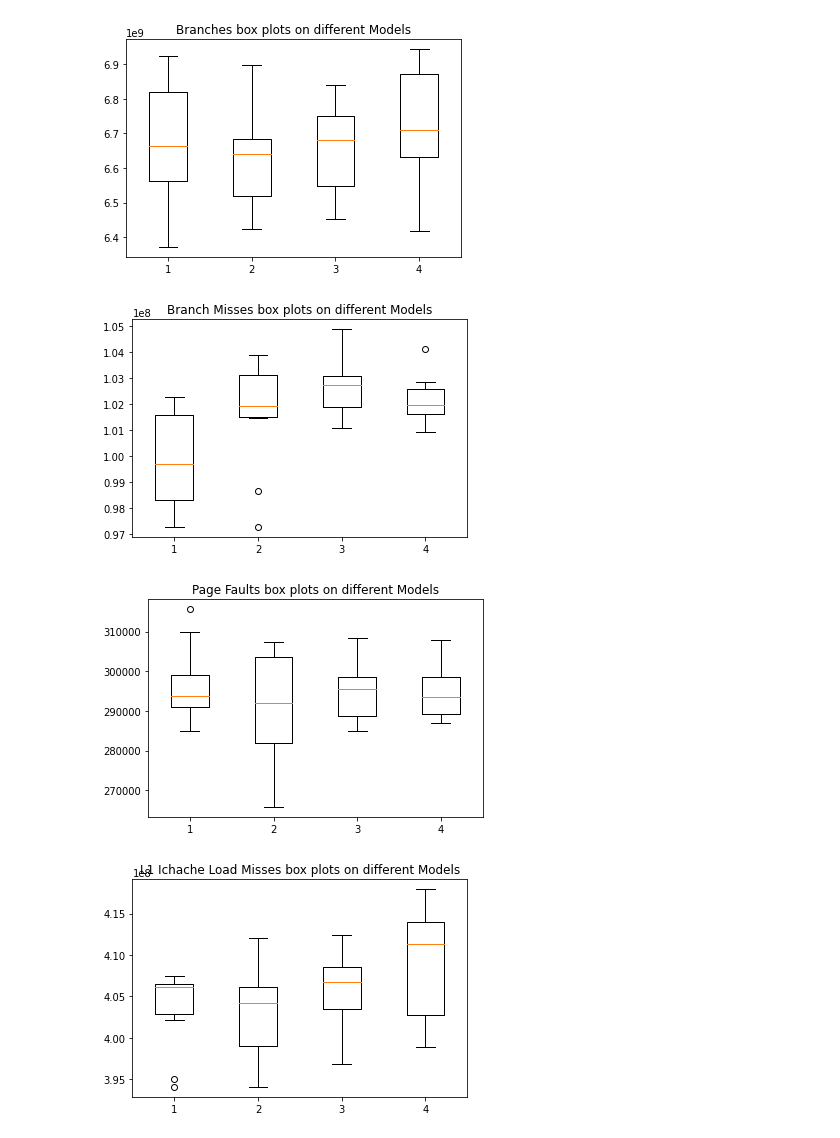
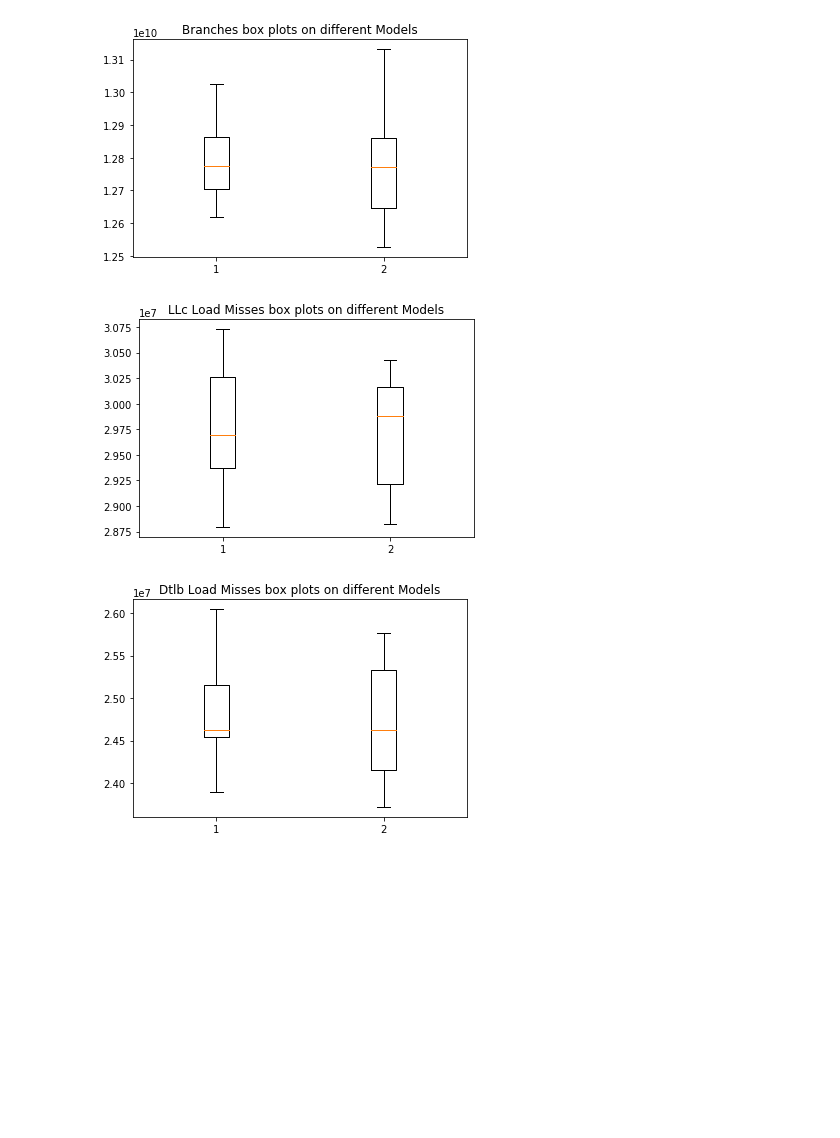
Before and after one commit to Sivateja0804/Detecting-Adversarial-Attacks-on-Artificial-Neural-Networks-Using-Performance-Counters, a Jupyter notebook: CIFAR-10/CIFAR_10_iter.ipynb, the cells around one changed output. Cells and saved outputs as stored; diff of their text form; code cells hidden in the pictures; blank space fills up the shorter version.

Commit message:
Add files via upload
CIFAR 10 collect 4 params csv file

```diff
--- a/CIFAR-10/CIFAR_10_iter.ipynb
+++ b/CIFAR-10/CIFAR_10_iter.ipynb
@@ -12,66 +10,40 @@ data_4=pd.read_csv(r"~/NN-test/CIFAR-10/output_10_4.csv",skiprows =1)
 # %%
-data_li=[data_1,data_2,data_3,data_4]
+data_li=[data_1,data_2]
 data_dict={}
 j=0
 for data in data_li:
     row_1=data.iloc[:,0]
     instructions_li=[list(data.columns)[0]]
     branches_li=[]
-    branch_misses_li=[]
-    page_faults_li=[]
-    l1_icache_load_misses_li=[]
     llc_load_misses_li=[]
-    llc_store_misses_li=[]
-    itlb_load_misses_li=[]
     dtlb_load_misses_li=[]
     for i in range(9,len(row_1),10):
         instructions_li.append(row_1[i])
     for i in range(0,len(row_1),10):
         branches_li.append(row_1[i])
-    for i in range(1,len(row_1),10):
-        branch_misses_li.append(row_1[i])
-    for i in range(2,len(row_1),10):
-        page_faults_li.append(row_1[i])
-    for i in range(3,len(row_1),10):
-        l1_icache_load_misses_li.append(row_1[i])
     for i in range(4,len(row_1),10):
         llc_load_misses_li.append(row_1[i])
-    for i in range(5,len(row_1),10):
-        llc_store_misses_li.append(row_1[i])
-    for i in range(6,len(row_1),10):
-        itlb_load_misses_li.append(row_1[i])
     for i in range(7,len(row_1),10):
         dtlb_load_misses_li.append(row_1[i])
-    data_dict[j]={"instructions":instructions_li,"branches":branches_li,"branch_misses":branch_misses_li,
-                    "page_faults":page_faults_li,"l1_icache_load_misses":l1_icache_load_misses_li,
-                    "llc_load_misses":llc_load_misses_li,"llc_store_misses":llc_store_misses_li,
-                    "itlb_load_misses":itlb_load_misses_li,"dtlb_load_misses":dtlb_load_misses_li}
+    data_dict[j]={"instructions":instructions_li,"branches":branches_li,
+                    "llc_load_misses":llc_load_misses_li,"dtlb_load_misses":dtlb_load_misses_li}
     j+=1
 # %%
 data_frames_li=[]
 for k,v in data_dict.items():
     sample_df=pd.DataFrame({"Instructions":v["instructions"]}, columns=["Instructions"])
     sample_df["Branches"]=v["branches"]
-    sample_df["Branch Misses"]=v["branch_misses"]
-    sample_df["Page Faults"]=v["page_faults"]
-    sample_df["L1 Ichache Load Misses"]=v["l1_icache_load_misses"]
     sample_df["LLc Load Misses"]=v["llc_load_misses"]
-    sample_df["LLC Store Misses"]=v["llc_store_misses"]
-    sample_df["Itlb Load Misses"]=v["itlb_load_misses"]
     sample_df["Dtlb Load Misses"]=v["dtlb_load_misses"]
     data_frames_li.append(sample_df)
 # %%
 #branches box plot
-params=["Instructions","Branches","Branch Misses","Page Faults","L1 Ichache Load Misses","LLc Load Misses","LLC Store Misses","Itlb Load Misses","Dtlb Load Misses"]
-for k in range(0,9):
+params=["Instructions","Branches","LLc Load Misses","Dtlb Load Misses"]
+for k in range(0,4):
     clean_clean=list(data_frames_li[0].iloc[:,[k]][params[k]])
     clean_adversial=list(data_frames_li[1].iloc[:,[k]][params[k]])
-    adversial_clean=list(data_frames_li[2].iloc[:,[k]][params[k]])
-    adversial_adversial=list(data_frames_li[3].iloc[:,[k]][params[k]])
     df=pd.DataFrame({"clean_clean":clean_clean}, columns=[params[k]])
     df["clean_adversial"]=clean_adversial
-    df["adversial_clean"]=adversial_clean
-    df["adversial_adversial"]=adversial_adversial
     clean_clean_int=[]
     for ele in clean_clean:
         clean_clean_int.append(int(ele))
@@ -79,12 +51,7 @@ for k in range(0,9):
     for ele in clean_adversial:
         clean_adversial_int.append(int(ele))
     adversial_clean_int=[]
-    for ele in adversial_clean:
-        adversial_clean_int.append(int(ele))
-    adversial_adversial_int=[]
-    for ele in adversial_adversial:
-        adversial_adversial_int.append(int(ele))
-    data=[clean_clean_int,clean_adversial_int,adversial_clean_int,adversial_adversial_int]
+    data=[clean_clean_int,clean_adversial_int]
     fig7, ax7 = plt.subplots()
     ax7.set_title(params[k]+' box plots on different Models')
     ax7.boxplot(data)
@@ -96,4 +63,3 @@ for k in range(0,9):
-[figure, old version]
+[figure, new version]
-[figure, old version]
+[figure, new version]
-[figure, old version]
+[figure, new version]
-[figure, removed]
```
Also changed, not shown: parts of 3 cells of this notebook.
